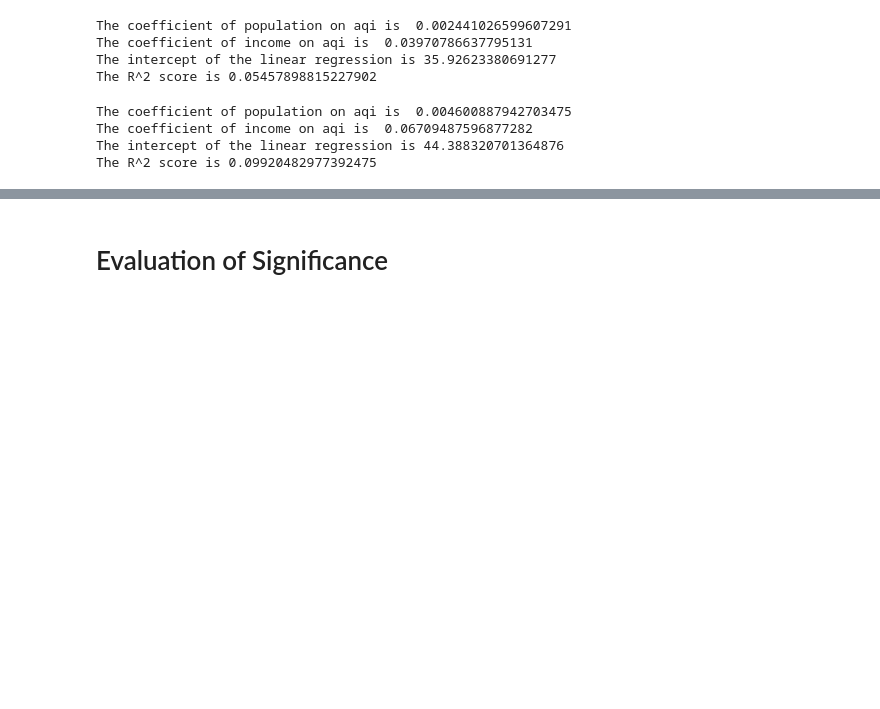
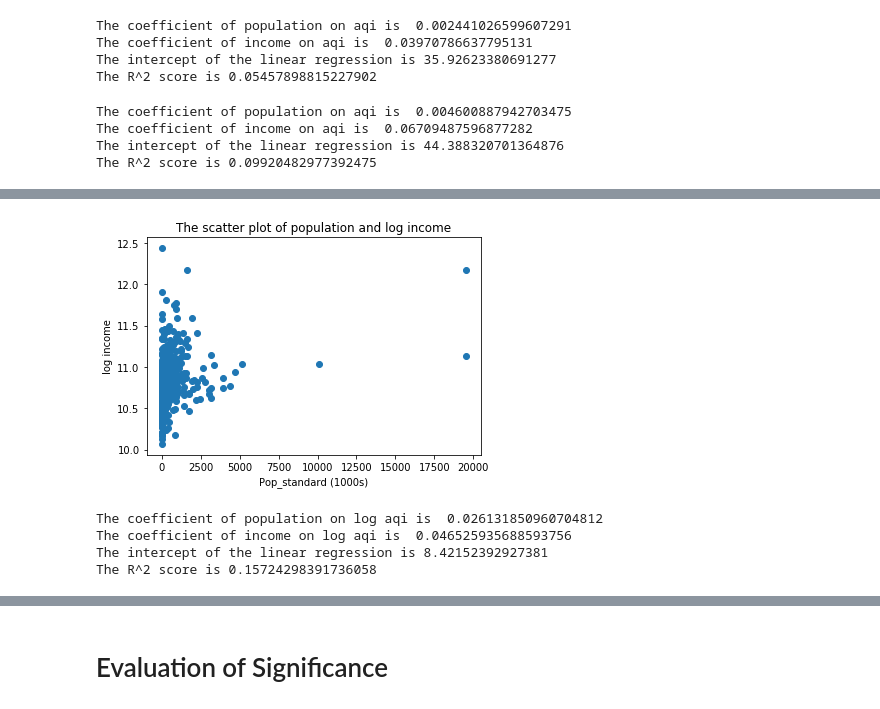
Before and after one commit to isachar98/info2950-final, a Jupyter notebook: Data_Analysis.ipynb, the cells around one changed output, grey strips where cells are left out. Drawn from its saved outputs; the diff is of its cells as text; code cells hidden in the pictures; blank space fills up the shorter version.

```diff
--- a/Data_Analysis.ipynb
+++ b/Data_Analysis.ipynb
@@ -317,0 +387,22 @@ The R^2 score is 0.09920482977392475
+# %%
+#Scatter plot of log income and population
+plt.scatter(combined["Pop_standard (1000s)"], combined["log_income"])
+plt.xlabel('Pop_standard (1000s)')
+plt.ylabel('log income')
+plt.title('The scatter plot of population and log income')
+plt.show()
+# %% [output]
+[figure, added]
+# %%
+#log-linear model: Y= Log population, X = AQI and Income
+combined["log_pop"] = np.log(combined["Pop_Estimate"]) #logging the avg AQI values
+incomeandaqi_logpop = LinearRegression().fit(combined[["Income_standard (1000s)","avg_aqi"]], combined["log_pop"])
+print("The coefficient of population on log aqi is ", incomeandaqi_logpop.coef_[0])
+print("The coefficient of income on log aqi is ", incomeandaqi_logpop.coef_[1])
+print("The intercept of the linear regression is", incomeandaqi_logpop.intercept_)
+print("The R^2 score is", incomeandaqi_logpop.score(combined[["avg_aqi","Income_standard (1000s)"]], combined["log_pop"]))
+# %% [output]
+The coefficient of population on log aqi is  0.026131850960704812
+The coefficient of income on log aqi is  0.046525935688593756
+The intercept of the linear regression is 8.42152392927381
+The R^2 score is 0.15724298391736058
```
Also changed, not shown: parts of 13 cells of this notebook.
